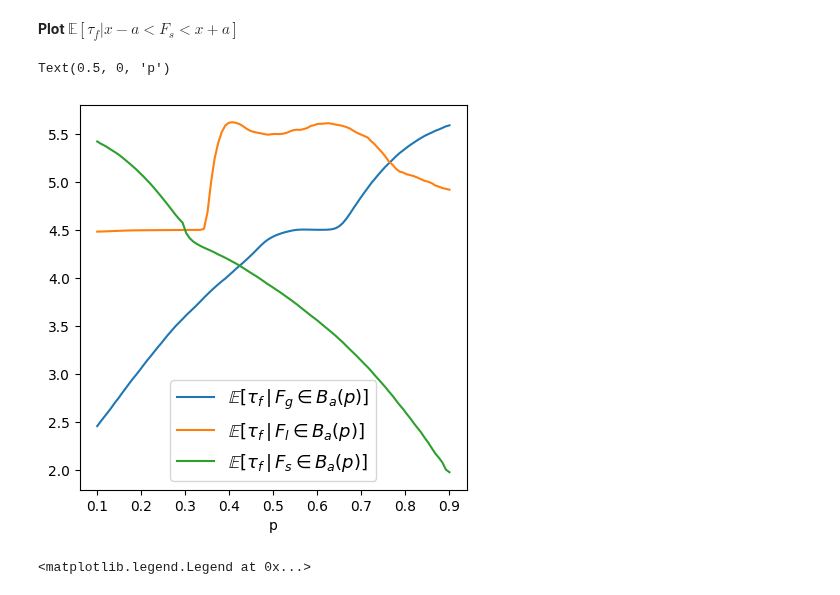
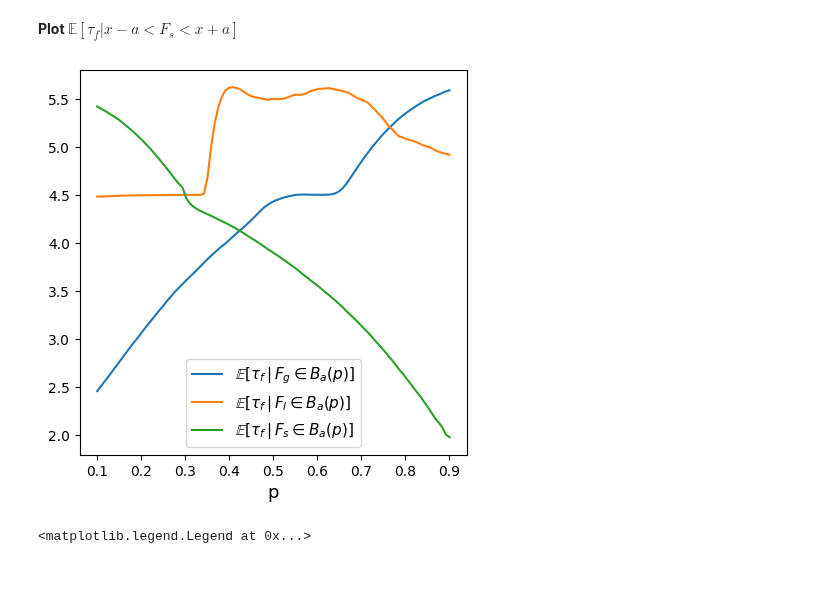
Before and after one commit to pinakm9/random-feature-map, a Jupyter notebook: notebooks/bad-feature-example.ipynb, the cells around one changed output. Cells and saved outputs as stored; diff of their text form; code cells hidden in the pictures.

```diff
--- a/notebooks/bad-feature-example.ipynb
+++ b/notebooks/bad-feature-example.ipynb
@@ -175,26 +176,26 @@ Time taken by get_mean_std is 0.2502 seconds
 # %%
 fig = plt.figure(figsize=(5, 5))
 ax = fig.add_subplot(111)
 X = np.linspace(0.1, .9, num=100)
 eps = 0.3
 Ys = np.zeros_like(X)
 Yl = np.zeros_like(X)
 Yg = np.zeros_like(X)
 for i, x in enumerate(X):
     Yg[i] = data[(data['avg_good_features']/D_r < x + eps) & (data['avg_good_features']/D_r > x-eps)]['tau_f_se'].mean()
     Yl[i] = data[(data['avg_linear_features']/D_r < x + eps) & (data['avg_linear_features']/D_r > x-eps)]['tau_f_se'].mean()
     Ys[i] = data[(data['avg_bad_features']/D_r < x + eps) & (data['avg_bad_features']/D_r > x-eps)]['tau_f_se'].mean()
 # plt.scatter(X, Yg, marker='x')
 ax.plot(X, Yg, label=r"$\mathbb{E}[\tau_f\,|\,F_g\in B_a(p)]$")
 # ax.scatter(X, Yl, marker='x')
 ax.plot(X, Yl, label=r"$\mathbb{E}[\tau_f\,|\,F_l\in B_a(p)]$")
 # ax.scatter(X, Ys, marker='x')
 ax.plot(X, Ys, label=r"$\mathbb{E}[\tau_f\,|\,F_s\in B_a(p)]$")
-ax.legend(fontsize=13)
-ax.set_xlabel('p')
+ax.legend(fontsize=11)
+ax.set_xlabel('p', fontsize=13)
+plt.savefig("../data/plots/tau_f_given_features.png", dpi=300, bbox_inches="tight")
 # %% [output]
-Text(0.5, 0, 'p')
-[figure, old version]
+[figure, new version]
 # %%
 X = np.linspace(0, 10, num=100)
 eps =
```
Also changed, not shown: parts of 2 cells of this notebook, 3 other files.
